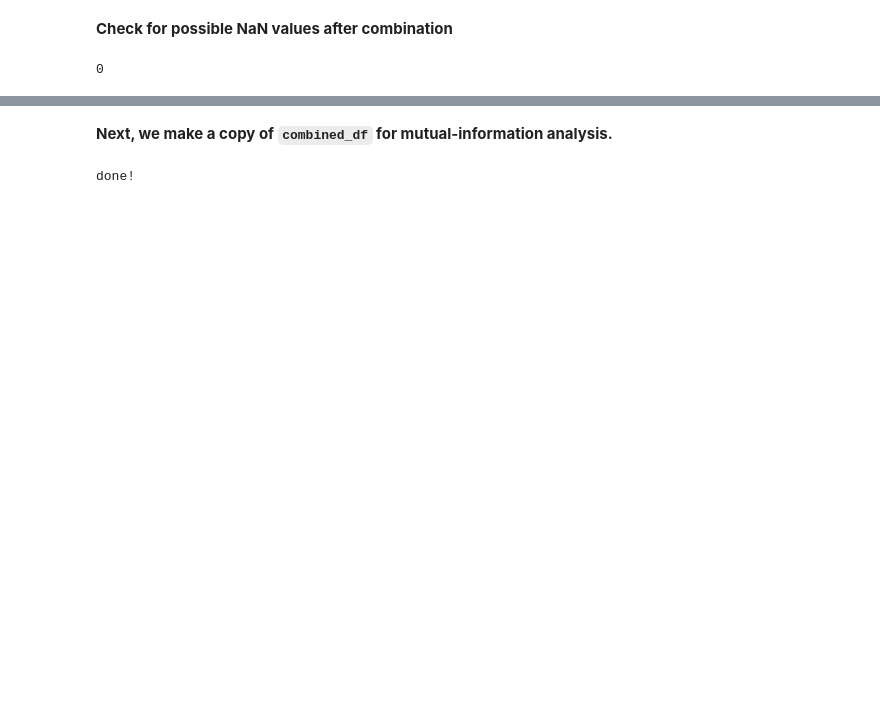
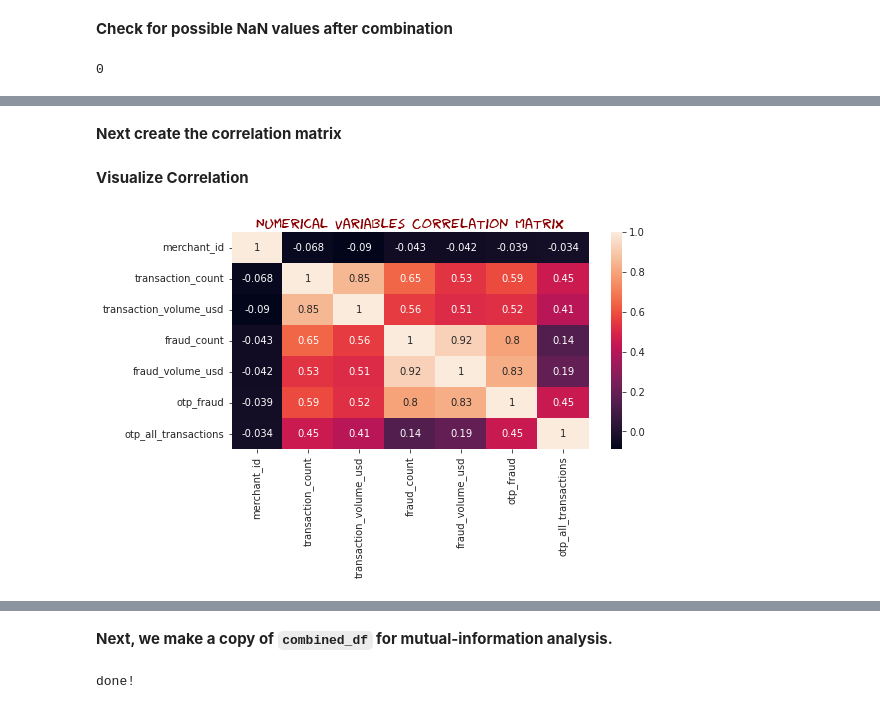
Before and after one commit to Lawrence-Krukrubo/fraud_analyst_assignment, a Jupyter notebook: 03_diagnostic_analytics.ipynb, the cells around one changed output, grey strips where cells are left out. Drawn from its saved outputs; the diff is of its cells as text; code cells hidden in the pictures; blank space fills up the shorter version.

```diff
--- a/03_diagnostic_analytics.ipynb
+++ b/03_diagnostic_analytics.ipynb
@@ -42,11 +42,13 @@ other-colors has 129 colors
 plotting styles are 26
 # %%
 # set more matplotlib defaults
-mpl.rcParams['axes.labelsize'] = 12
-mpl.rcParams['xtick.labelsize'] = 10
-mpl.rcParams['ytick.labelsize'] = 10
-mpl.rcParams['text.color'] = 'k'
-mpl.rc('lines', linewidth=4, linestyle='-')
+def set_rcParams():
+    mpl.rcParams['axes.labelsize'] = 12
+    mpl.rcParams['xtick.labelsize'] = 10
+    mpl.rcParams['ytick.labelsize'] = 10
+    mpl.rcParams['text.color'] = 'k'
+    mpl.rc('lines', linewidth=4, linestyle='-')
+    print('rcParams set!')
 
 # Set the plots design to xkcd
 # plt.xkcd()  # For xkcd style plots
@@ -69,3 +71,5 @@ fontDict2 = {'fontfamily': 'fantasy',
              'ha': 'center',
              'color': 'black',
              'va': 'baseline'}
+
+set_rcParams()
@@ -167,0 +162,17 @@ combined_df.head()
+# %% [markdown]
+**Next create the correlation matrix**
+# %%
+corr_df = combined_df._get_numeric_data()
+corr_data = corr_df.corr()
+# %% [markdown]
+**Visualize Correlation**
+# %%
+sns.set_style('ticks')
+plt.figure(figsize=(8,4))
+plt.title('Numerical Variables Correlation Matrix', fontdict=fontDict1)
+
+sns.heatmap(corr_data, annot=True)
+
+plt.show()
+# %% [output]
+[figure, added]
```
Also changed, not shown: parts of 153 cells of this notebook.
